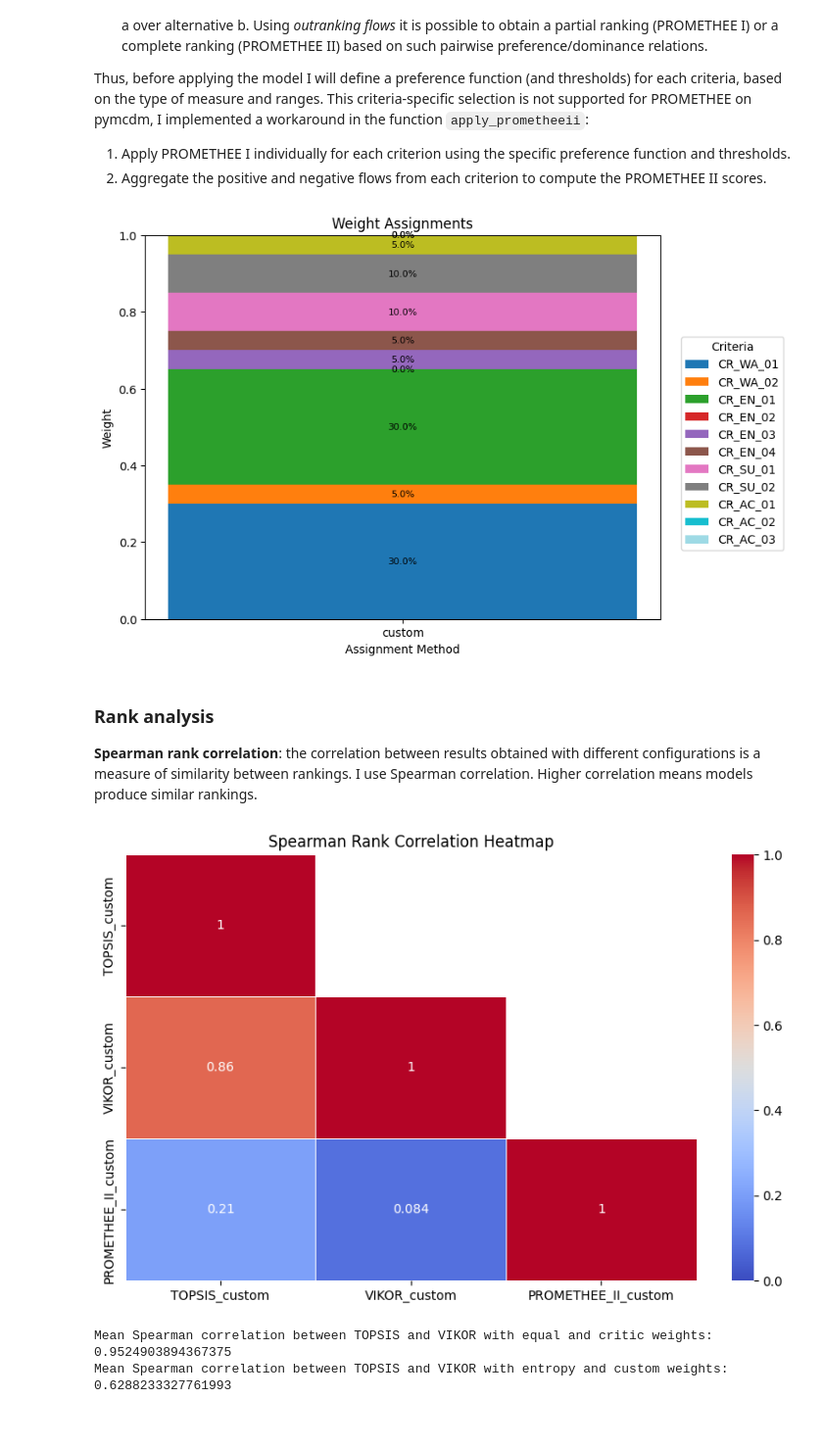
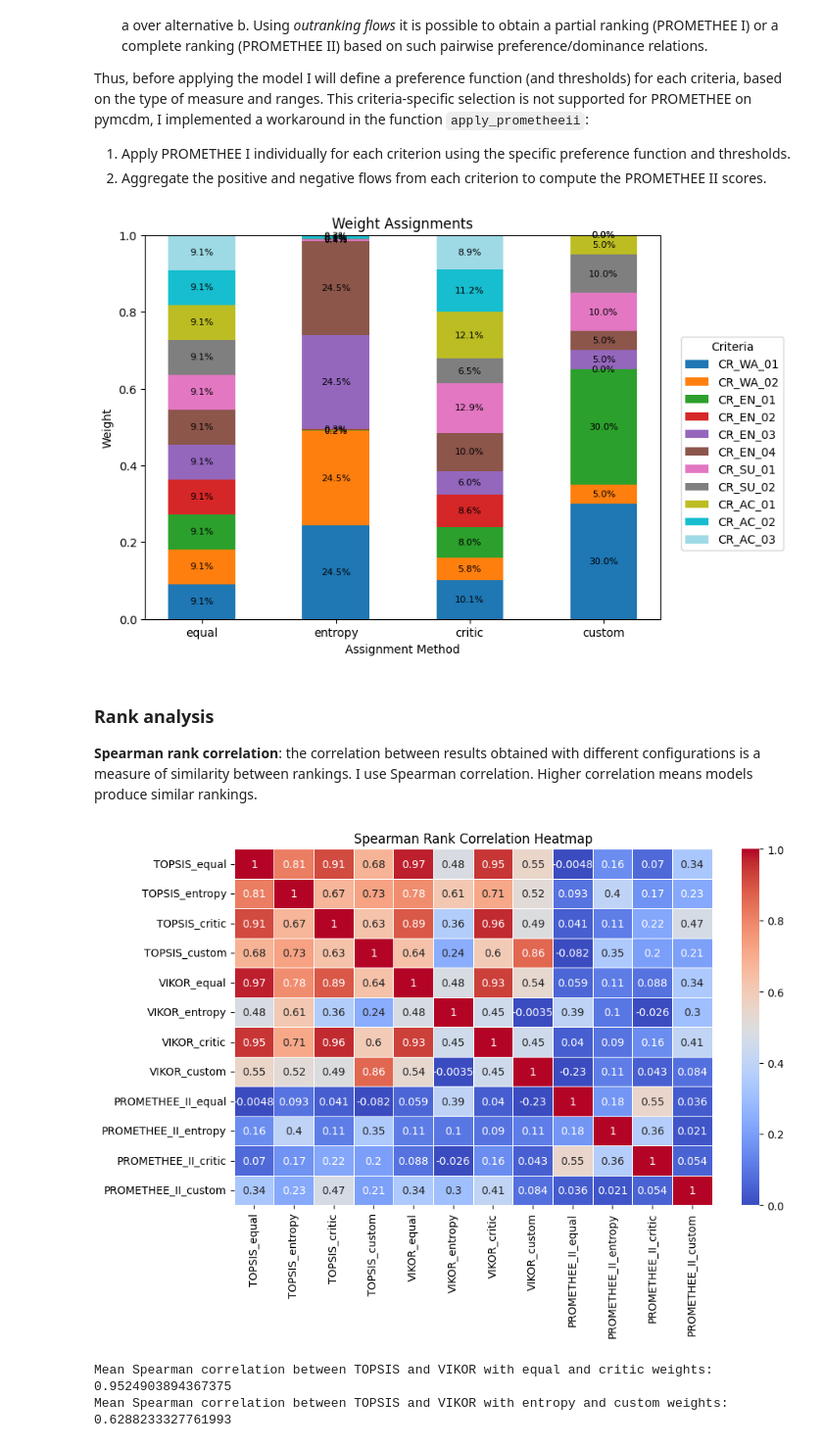
Before and after one commit to dclfbk/alpinehutsustainability, a Jupyter notebook: code/mcdm_analysis.ipynb, the cells around one changed output. Shown at 98% size. Drawn from its saved outputs; the diff is of its cells as text; code cells hidden in the pictures.

```diff
--- a/code/mcdm_analysis.ipynb
+++ b/code/mcdm_analysis.ipynb
@@ -106,7 +106,7 @@ Criteria:
 - Power storage capacity
 - Heating source
 # %%
-appr_energia = pd.read_csv('../data/sat_appr_energetico.csv')
+appr_energia = pd.read_csv('../data/others/sat_appr_energetico.csv')
 appr_energia.head(5)
 # %% [output]
 |  | rifugio | categoria_CAISAT | categoria_PAT | quota | posti_letto | cogeneratore | generatore | ... |
@@ -783,7 +831,7 @@ weights_list = [
     w.entropy_weights(alts),
     w.critic_weights(alts),
     np.array(list(custom_weights.values()))]
-weights_names = ['custom'] #'equal', 'entropy', 'critic',
+weights_names = ['equal', 'entropy', 'critic', 'custom']
 
 # Define criteria types (benefit=1 or cost=-1)
 types = np.array([1, 1, 1, 1, 1, 1, 1, 1, -1, 1, -1]) # type of access and remoteness are costs
@@ -822,7 +870,7 @@ ax.legend(loc="upper right", bbox_to_anchor=(1.25, 0.75), title='Criteria')
 
 plt.show()
 # %% [output]
-[figure, old version]
+[figure, new version]
 # %%
 # Plot only custom weights (pie)
 # Extract labels and values from the dictionary (if weight > 0)
@@ -1020,24 +1068,24 @@ rank_df = rank_df.sort_values(by='TOPSIS_custom')
 # %%
 import scipy.stats as stats
 import seaborn as sns
 
 # Compute the Spearman rank correlation matrix
 corr_matrix = np.zeros((len(ranks), len(ranks)))
 for i in range(len(ranks)):
     for j in range(len(ranks)):
         corr_matrix[i, j], _ = stats.spearmanr(ranks[i], ranks[j])
 
 # Convert to DataFrame
 df_corr = pd.DataFrame(corr_matrix, index=confs, columns=confs)
 
 # Plot the correlation matrix heatmap
 plt.figure(figsize=(10, 6))
-mask = np.triu(np.ones_like(df_corr, dtype=bool), k=1)
-sns.heatmap(df_corr, vmin=0, vmax=1, annot=True, cmap='coolwarm', cbar=True, linewidths=.5, mask=mask)
+#mask = np.triu(np.ones_like(df_corr, dtype=bool), k=1)
+sns.heatmap(df_corr, vmin=0, vmax=1, annot=True, cmap='coolwarm', cbar=True, linewidths=.5, mask=None)
 plt.title('Spearman Rank Correlation Heatmap')
 plt.show()
 # %% [output]
-[figure, old version]
+[figure, new version]
 # %%
 high_corr = ['TOPSIS_equal','TOPSIS_critic', 'VIKOR_equal', 'VIKOR_critic']
 eq_cr = df_corr.loc[high_corr, high_corr]
```
Also changed, not shown: parts of 13 cells of this notebook.
